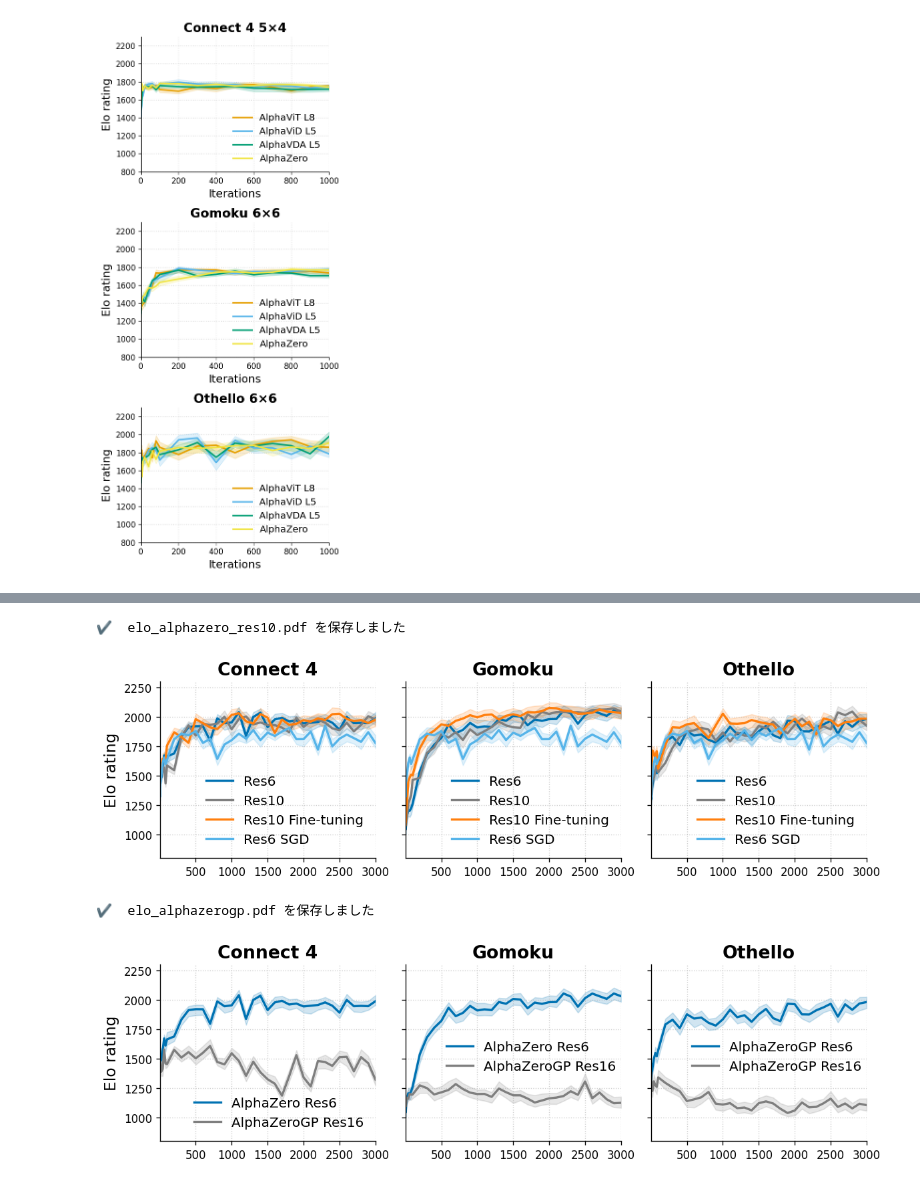
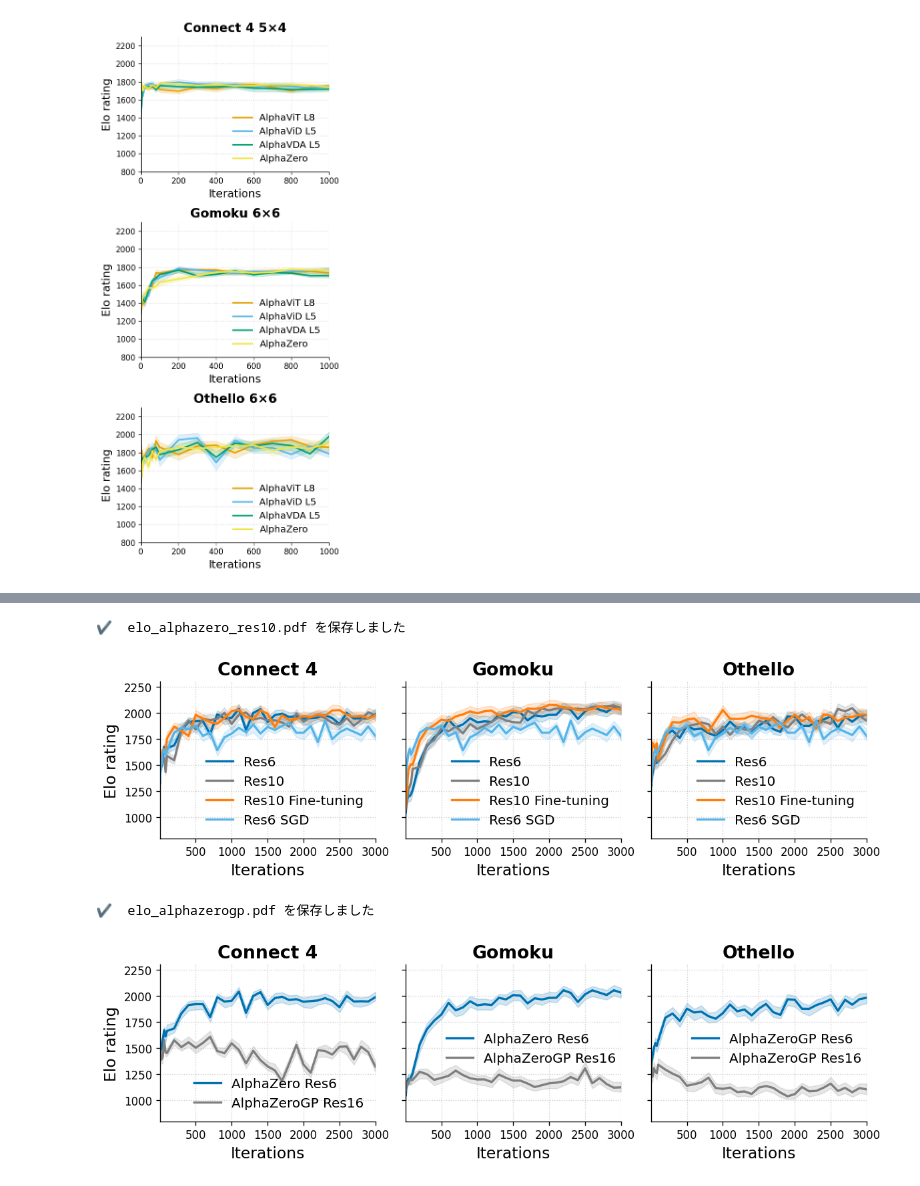
Before and after one commit to KazuhisaFujita/AlphaViT, a Jupyter notebook: RawData/plot.ipynb, the cells around one changed output, grey strips where cells are left out. Drawn from its saved outputs; the diff is of its cells as text; code cells hidden in the pictures.

```diff
--- a/RawData/plot.ipynb
+++ b/RawData/plot.ipynb
@@ -1196,7 +1198,7 @@ def load_curve(path: str) -> pd.DataFrame:
 
 # ---------------------------- メイン -----------------------------------------
 def main() -> None:
-    fig, axes = plt.subplots(3, 3, figsize=(10, 10), sharex=True, sharey=True)
+    fig, axes = plt.subplots(3, 3, figsize=(10, 7), sharex=True, sharey=True)
     axes = axes.flatten()
 
     for idx, (ax, (title, series)) in enumerate(zip(axes, PANELS)):
@@ -1208,7 +1210,7 @@ def main() -> None:
                             color=color, alpha=0.18)
         ax.set_title(title, fontsize=16, fontweight="bold")
         ax.set_xlim(0, 3000)
-        ax.set_ylim(800, 2300)
+        ax.set_ylim(1000, 2300)
         ax.set_xticks([500, 1000, 1500, 2000, 2500, 3000])
         if col == 0:                   # ← 変更：is_first_col() の代替
             ax.set_ylabel("Elo rating", fontsize=14)
@@ -1318,8 +1320,7 @@ def main() -> None:
         ax.set_xticks([500, 1000, 1500, 2000, 2500, 3000])
         if col == 0:                   # ← 変更：is_first_col() の代替
             ax.set_ylabel("Elo rating", fontsize=14)
-        if row == 2:                   # ← 変更：is_last_row() の代替
-            ax.set_xlabel("Iterations", fontsize=14)
+        ax.set_xlabel("Iterations", fontsize=14)
         ax.legend(loc="lower right", fontsize=12, frameon=False)
 
     fig.tight_layout()
@@ -1330,7 +1331,7 @@ if __name__ == "__main__":
     main()
 # %% [output]
 ✔  elo_alphazero_res10.pdf を保存しました
-[figure, old version]
+[figure, new version]
 # %%
 #!/usr/bin/env python3
 """
@@ -1417,36 +1418,35 @@ def main() -> None:
         ax.set_xticks([500, 1000, 1500, 2000, 2500, 3000])
         if col == 0:                   # ← 変更：is_first_col() の代替
             ax.set_ylabel("Elo rating", fontsize=14)
-        if row == 2:                   # ← 変更：is_last_row() の代替
-            ax.set_xlabel("Iterations", fontsize=14)
+        ax.set_xlabel("Iterations", fontsize=14)
         # Othello（idx==2 または title=="Othello"）だけ上にずらす
         if title == "Othello":
             # upper right の少し下に出す例
             ax.legend(
                 loc="upper right",
                 bbox_to_anchor=(1.0, 0.6),
                 borderaxespad=0,
                 fontsize=12,
                 frameon=False,
             )
         elif title == "Gomoku":
             # upper right の少し下に出す例
             ax.legend(
                 loc="upper right",
                 bbox_to_anchor=(1.0, 0.6),
                 borderaxespad=0,
                 fontsize=12,
                 frameon=False,
             )
         else:
             ax.legend(loc="lower right", fontsize=12, frameon=False)
 
     fig.tight_layout()
     fig.savefig("elo_alphazerogp.pdf")
     print("✔  elo_alphazerogp.pdf を保存しました")
 
 if __name__ == "__main__":
     main()
 # %% [output]
 ✔  elo_alphazerogp.pdf を保存しました
-[figure, old version]
+[figure, new version]
```
Also changed, not shown: parts of 2 cells of this notebook, 5 other files.
